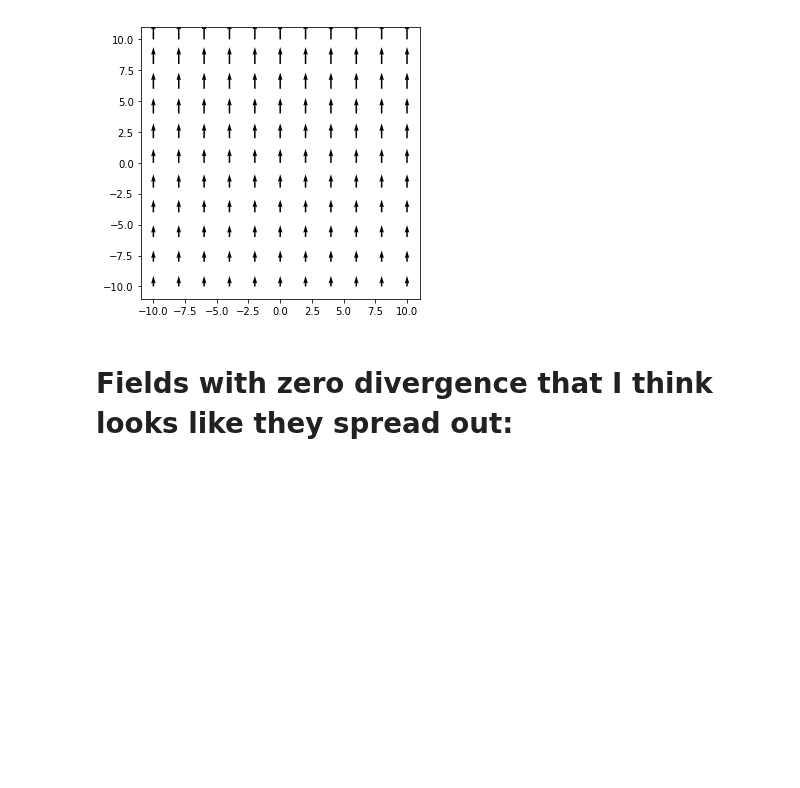
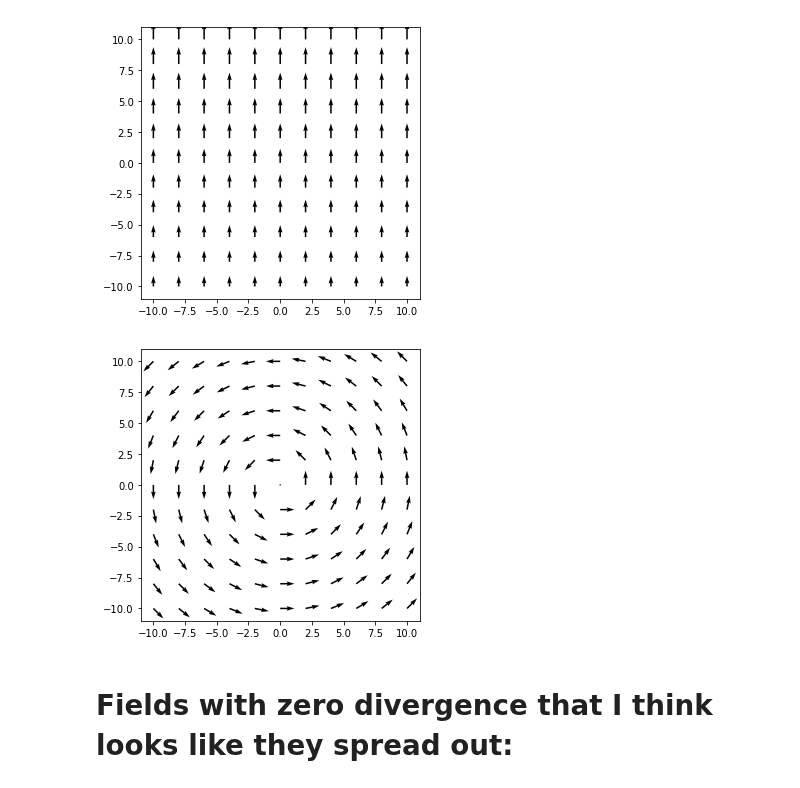
Before and after one commit to JonasRademacker/JupyterNotebooksForTeachingMath, a Jupyter notebook: Vectorfields_for_Zoe.ipynb, the cells around one changed output. Cells and saved outputs as stored; diff of their text form; code cells hidden in the pictures; blank space fills up the shorter version.

```diff
--- a/Vectorfields_for_Zoe.ipynb
+++ b/Vectorfields_for_Zoe.ipynb
@@ -58,6 +58,14 @@ showVec(F2d)
 #divergence = 1
 # %% [output]
 [figure]
+# %%
+def F2e(X, Y):
+    epsilon=0.0000001
+    return -Y/np.sqrt(X**2 + Y**2 + epsilon), X/np.sqrt(X**2 + Y**2 + epsilon)
+showVec(F2e)
+#divergence = -2(x + y)/(x^2 + y^2)^(3/2)
+# %% [output]
+[figure, added]
 # %% [markdown]
 # Fields with zero divergence that I think looks like they spread out:
 # %%
```
